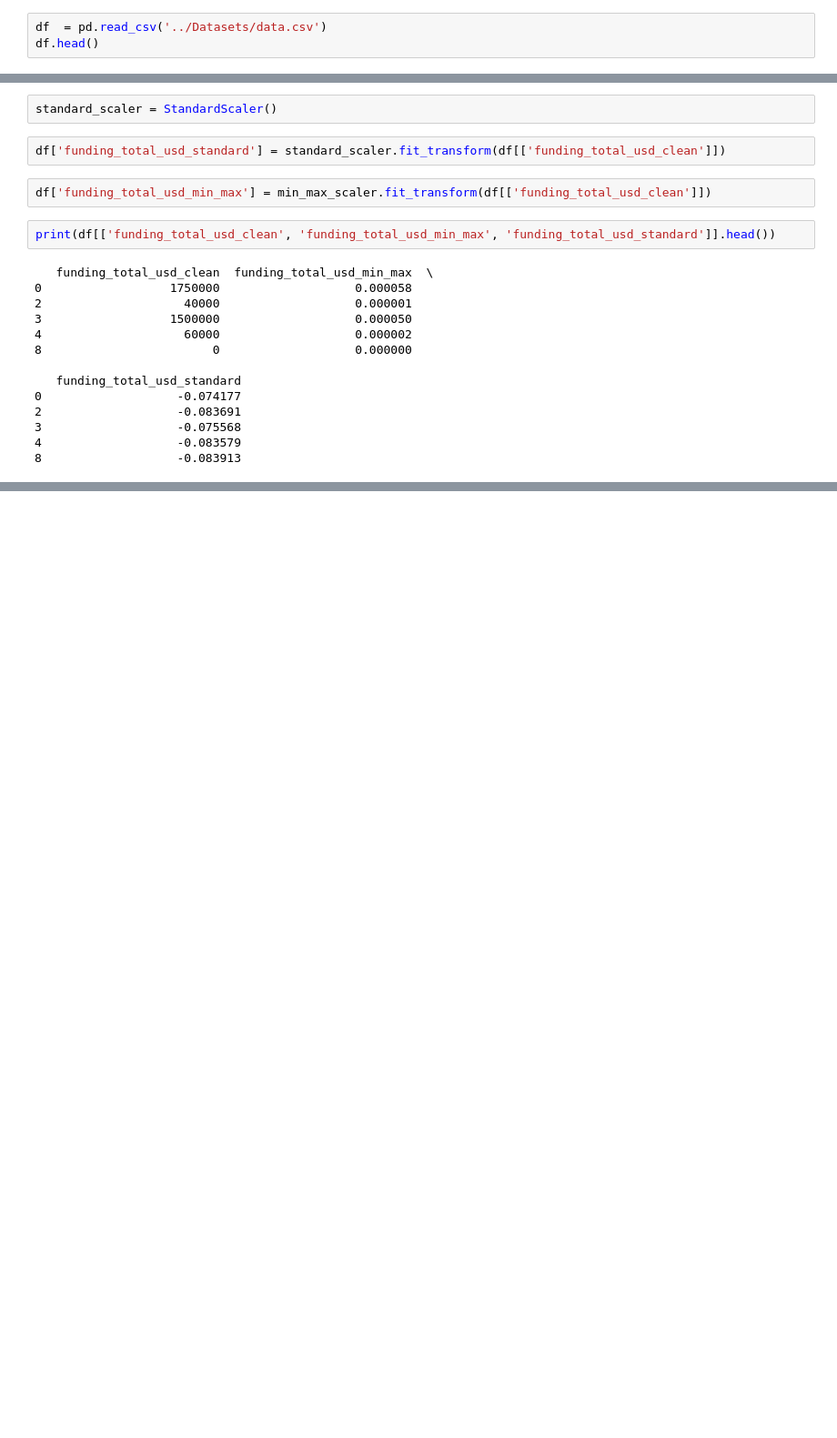
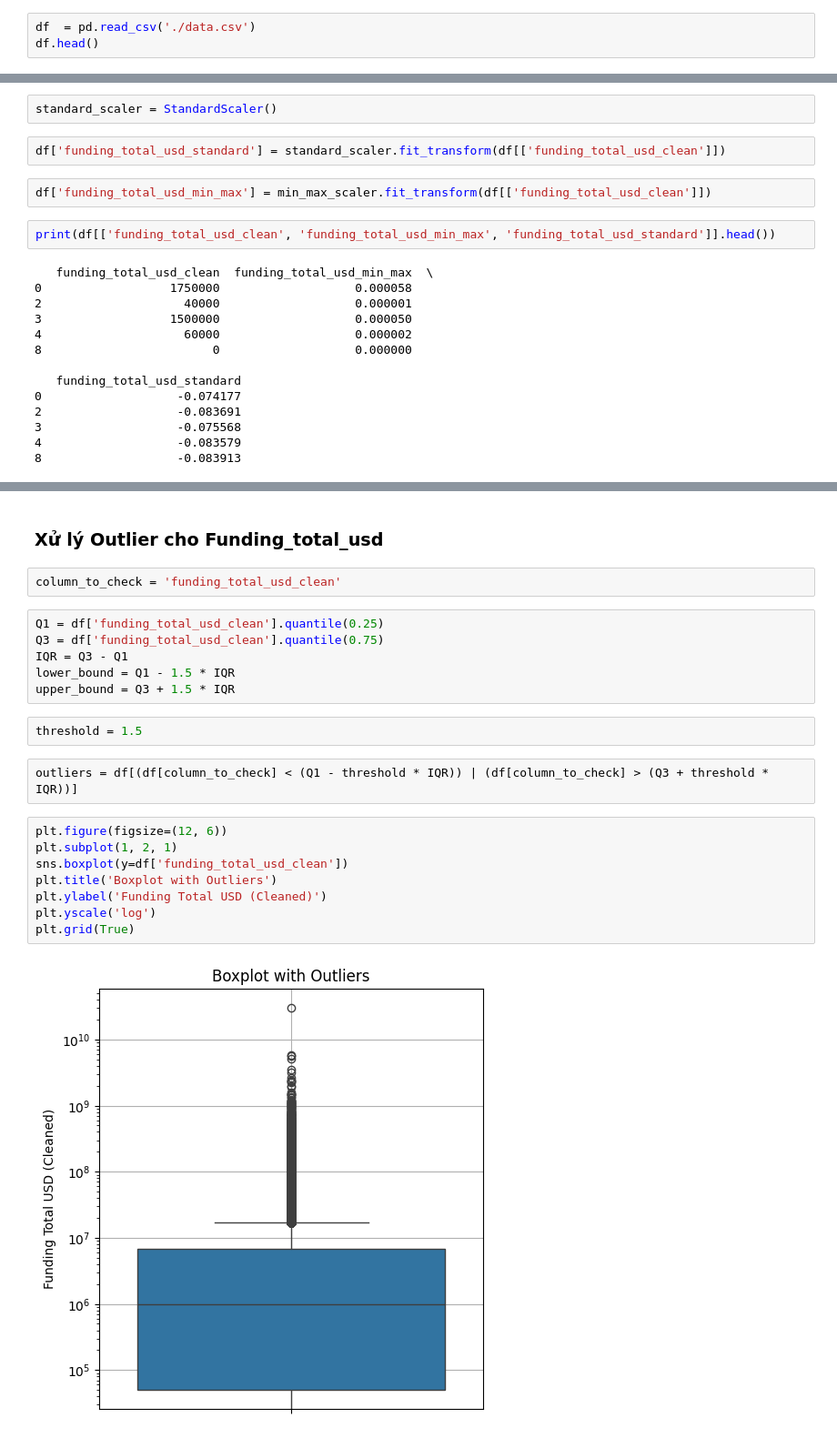
Before and after one commit to SerenaDinhBuiThuLinh/Data-Preprocessing-TLU, a Jupyter notebook: data_preprocessing_tlu.ipynb, the cells around one changed output, grey strips where cells are left out. Shown at 91% size. Cells and saved outputs as stored; diff of their text form; blank space fills up the shorter version.

```diff
--- a/data_preprocessing_tlu.ipynb
+++ b/data_preprocessing_tlu.ipynb
@@ -4,7 +4,7 @@ import numpy as np
 import matplotlib.pyplot as plt
 import seaborn as sns
 # %%
-df  = pd.read_csv('../Datasets/data.csv')
+df  = pd.read_csv('./data.csv')
 df.head()
 # %% [output]
 |  | permalink | name | homepage_url | category_list | market | funding_total_usd | status | country_code | ... |
@@ -404,0 +435,24 @@ print(df[['funding_total_usd_clean', 'funding_total_usd_min_max', 'funding_total
+# %% [markdown]
+### Xử lý Outlier cho Funding_total_usd
+# %%
+column_to_check = 'funding_total_usd_clean'
+# %%
+Q1 = df['funding_total_usd_clean'].quantile(0.25)
+Q3 = df['funding_total_usd_clean'].quantile(0.75)
+IQR = Q3 - Q1
+lower_bound = Q1 - 1.5 * IQR
+upper_bound = Q3 + 1.5 * IQR
+# %%
+threshold = 1.5
+# %%
+outliers = df[(df[column_to_check] < (Q1 - threshold * IQR)) | (df[column_to_check] > (Q3 + threshold * IQR))]
+# %%
+plt.figure(figsize=(12, 6))
+plt.subplot(1, 2, 1)
+sns.boxplot(y=df['funding_total_usd_clean'])
+plt.title('Boxplot with Outliers')
+plt.ylabel('Funding Total USD (Cleaned)')
+plt.yscale('log')
+plt.grid(True)
+# %% [output]
+[figure, added]
```
Also changed, not shown: parts of 26 cells of this notebook.
